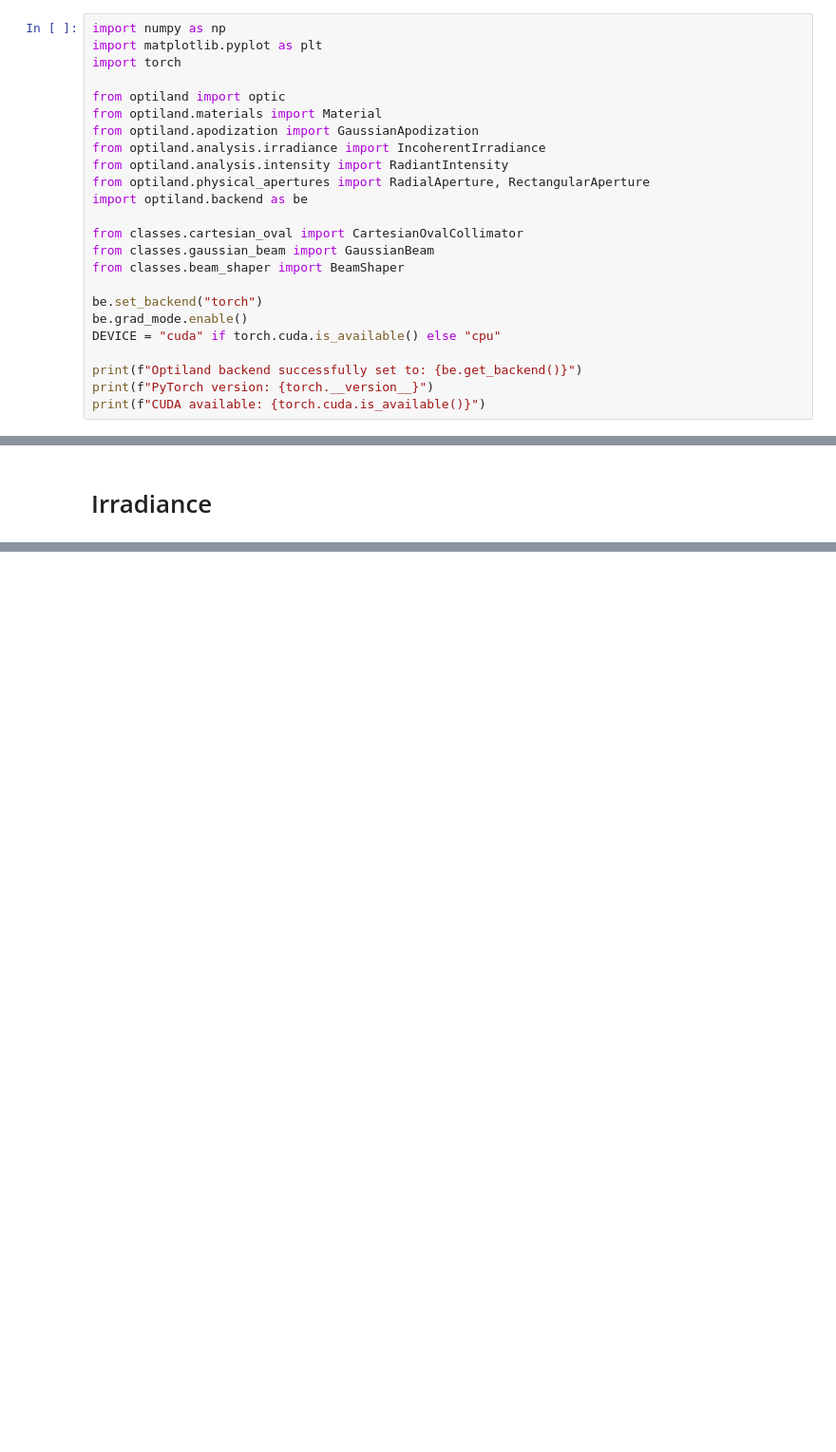
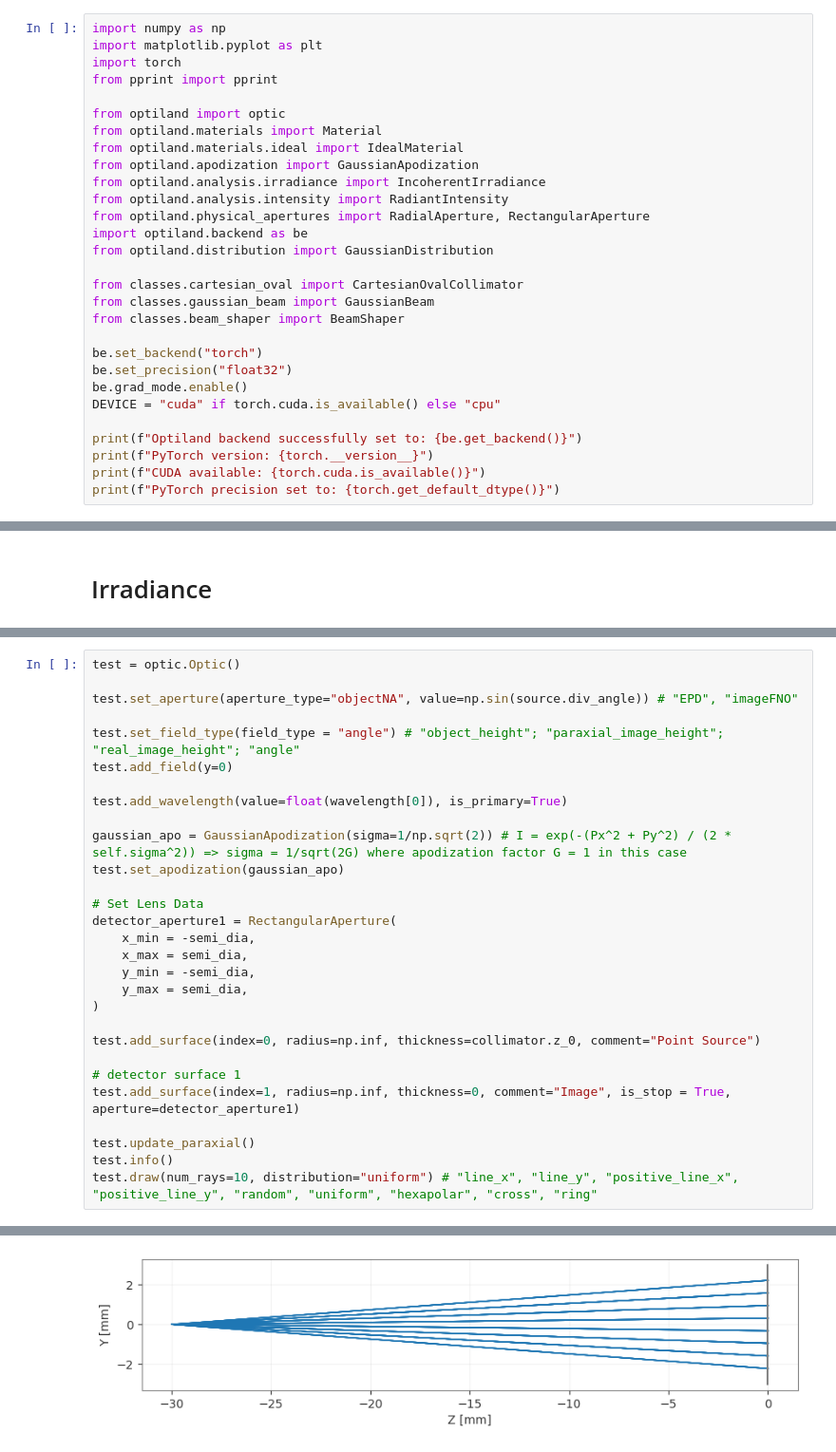
Before and after one commit to Xiong-Ziyi/Master-Thesis, a Jupyter notebook: Optiland_Based/FSO_Project/Optiland_Emiiter_Branch.ipynb, the cells around one changed output, grey strips where cells are left out. Shown at 95% size. Drawn from its saved outputs; the diff is of its cells as text; blank space fills up the shorter version.

```diff
--- a/Optiland_Based/FSO_Project/Optiland_Emiiter_Branch.ipynb
+++ b/Optiland_Based/FSO_Project/Optiland_Emiiter_Branch.ipynb
@@ -2,25 +2,30 @@
 import numpy as np
 import matplotlib.pyplot as plt
 import torch
+from pprint import pprint
 
 from optiland import optic
 from optiland.materials import Material
+from optiland.materials.ideal import IdealMaterial
 from optiland.apodization import GaussianApodization
 from optiland.analysis.irradiance import IncoherentIrradiance
 from optiland.analysis.intensity import RadiantIntensity
 from optiland.physical_apertures import RadialAperture, RectangularAperture
 import optiland.backend as be
+from optiland.distribution import GaussianDistribution
 
 from classes.cartesian_oval import CartesianOvalCollimator
 from classes.gaussian_beam import GaussianBeam
 from classes.beam_shaper import BeamShaper
 
 be.set_backend("torch")
+be.set_precision("float32")
 be.grad_mode.enable()
 DEVICE = "cuda" if torch.cuda.is_available() else "cpu"
 
 print(f"Optiland backend successfully set to: {be.get_backend()}")
 print(f"PyTorch version: {torch.__version__}")
 print(f"CUDA available: {torch.cuda.is_available()}")
+print(f"PyTorch precision set to: {torch.get_default_dtype()}")
 # %% [output]
 Optiland backend successfully set to: torch
@@ -184,0 +222,30 @@ src_irr = IncoherentIrradiance(emitter, num_rays = 10000, detector_surface = 1,
+# %%
+test = optic.Optic()
+
+test.set_aperture(aperture_type="objectNA", value=np.sin(source.div_angle)) # "EPD", "imageFNO"
+
+test.set_field_type(field_type = "angle") # "object_height"; "paraxial_image_height"; "real_image_height"; "angle"
+test.add_field(y=0)
+
+test.add_wavelength(value=float(wavelength[0]), is_primary=True)
+
+gaussian_apo = GaussianApodization(sigma=1/np.sqrt(2)) # I = exp(-(Px^2 + Py^2) / (2 * self.sigma^2)) => sigma = 1/sqrt(2G) where apodization factor G = 1 in this case
+test.set_apodization(gaussian_apo)
+
+# Set Lens Data
+detector_aperture1 = RectangularAperture(
+    x_min = -semi_dia,
+    x_max = semi_dia,
+    y_min = -semi_dia,
+    y_max = semi_dia,
+)
+
+test.add_surface(index=0, radius=np.inf, thickness=collimator.z_0, comment="Point Source")
+
+# detector surface 1
+test.add_surface(index=1, radius=np.inf, thickness=0, comment="Image", is_stop = True, aperture=detector_aperture1)
+
+test.update_paraxial()
+test.info()
+test.draw(num_rays=10, distribution="uniform") # "line_x", "line_y", "positive_line_x", "positive_line_y", "random", "uniform", "hexapolar", "cross", "ring"
+# %% [output]
@@ -184,0 +259 @@ src_irr = IncoherentIrradiance(emitter, num_rays = 10000, detector_surface = 1,
+[figure, added]
```
Also changed, not shown: parts of 17 cells of this notebook, 11 other files.
